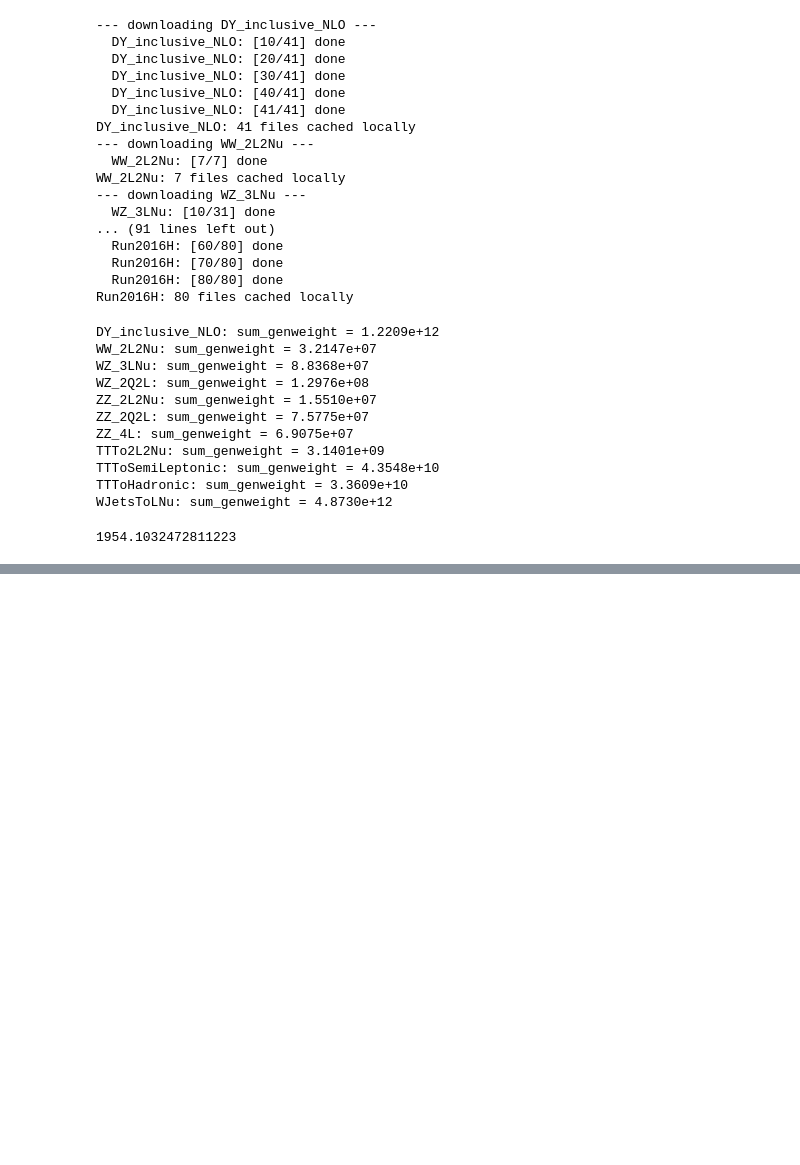
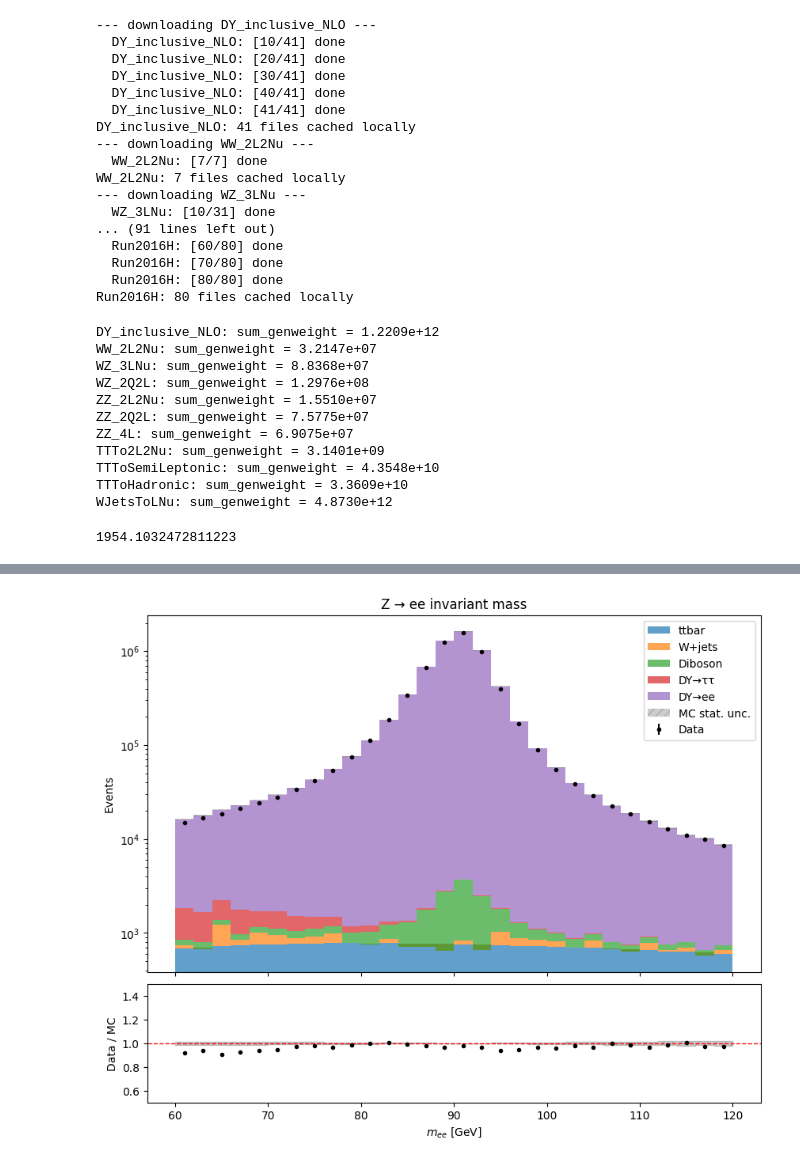
Before and after one commit to NielsterLinden/BND-school, a Jupyter notebook: z-ee/z-ee.ipynb, the cells around one changed output, grey strips where cells are left out. Drawn from its saved outputs; the diff is of its cells as text; code cells hidden in the pictures; blank space fills up the shorter version.

```diff
--- a/z-ee/z-ee.ipynb
+++ b/z-ee/z-ee.ipynb
@@ -700,34 +714,36 @@ upper_rep = np.repeat(mc_counts + mc_err, 2)
 ax.fill_between(edges_rep, lower_rep, upper_rep, step=None, color="gray",
                  alpha=0.4, hatch="///", edgecolor="none", label="MC stat. unc.")
 
 data_names = [n for n, info in SAMPLES.items() if info["is_data"]]
 data_mass = np.concatenate([results[n]["mass"] for n in data_names]) if data_names else np.array([])
 data_counts, _ = np.histogram(data_mass, bins=bins)
 data_err = np.sqrt(data_counts)
 
 ax.errorbar(bin_centers, data_counts, yerr=data_err, fmt="ko", markersize=3, label="Data")
 
-ax.set_ylabel("Events / 0.5 GeV")
+ax.set_ylabel("Events")
 ax.set_yscale("log")
 ax.legend()
 ax.set_title("Z → ee invariant mass")
 
 with np.errstate(divide="ignore", invalid="ignore"):
     ratio = np.where(mc_counts > 0, data_counts / mc_counts, np.nan)
     ratio_err = np.where(mc_counts > 0, data_err / mc_counts, np.nan)
     mc_rel_err = np.where(mc_counts > 0, mc_err / mc_counts, np.nan)
 
 lower_band = np.repeat(1 - mc_rel_err, 2)
 upper_band = np.repeat(1 + mc_rel_err, 2)
 ax_ratio.fill_between(edges_rep, lower_band, upper_band, color="gray", alpha=0.4, hatch="///")
 
 ax_ratio.errorbar(bin_centers, ratio, yerr=ratio_err, fmt="ko", markersize=3)
 ax_ratio.axhline(1.0, color="red", linestyle="--", linewidth=1)
 ax_ratio.set_ylim(0.5, 1.5)
 ax_ratio.set_ylabel("Data / MC")
 ax_ratio.set_xlabel("$m_{ee}$ [GeV]")
 
 plt.show()
+# %% [output]
+[figure, added]
 # %%
 def combine_group(sample_names, syst_key=None):
     """Concatenate mass + (nominal or systematic) weight across a list of sample names."""
```
Also changed, not shown: parts of 3 cells of this notebook.
